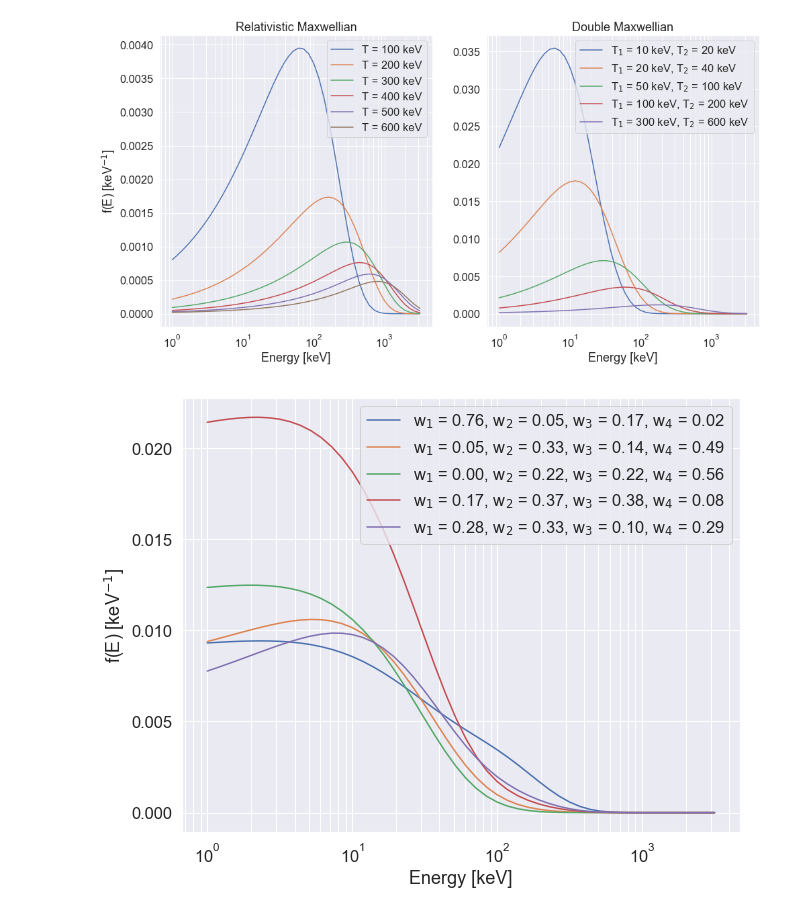
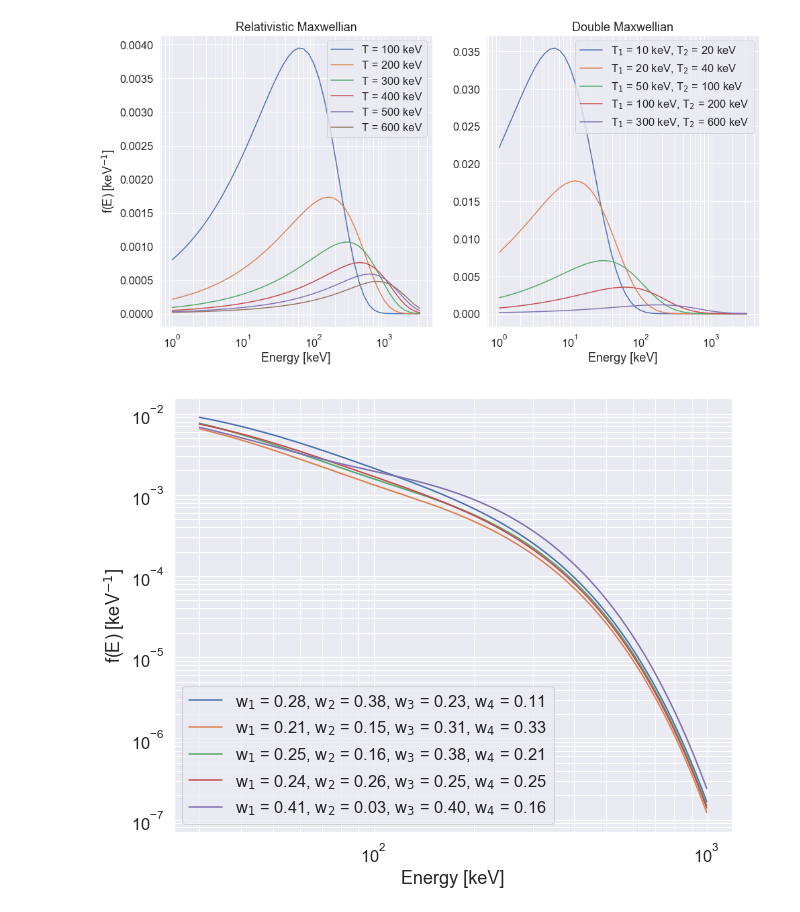
Before and after one commit to GrantBerland/Geant4_Atmospheric_EPP, a Jupyter notebook: analysis/sampling_checks.ipynb, the cells around one changed output. Cells and saved outputs as stored; diff of their text form; code cells hidden in the pictures.

```diff
--- a/analysis/sampling_checks.ipynb
+++ b/analysis/sampling_checks.ipynb
@@ -85,7 +87,7 @@ while i < Nsamples:
     Y = -T * np.log(np.random.rand());
 
     # Accept/reject algorithm
-    if np.random.rand() < f_relMaxwell(Y, T)/(c * g(Y, T)):
+    if np.random.rand() < f_relMaxwell(Y, T)/(c * f_exponential(Y, T)):
 
         # If loop entered, accept sample point
         samples[i] = Y;
@@ -127,22 +129,26 @@ plt.title('Double Maxwellian');
 # %% [output]
 [figure]
 # %%
+
+E = np.logspace(np.log10(30), 3., 500)
+
 Ts = 20;
 plt.figure(figsize=(10,8)); plt.grid(True, which='both');
 for i in range(0, 5):
 
     w = np.random.rand(4,1);
     w /= np.sum(w);
 
     plt.plot(E,
                 w[0] * f_relMaxwell(E, Ts*4) +
                 w[1] * f_doubleMaxwell(E, Ts, Ts*2) +
                 w[2] * f_exponential(E, Ts) +
                 w[3] * f_powerLaw(E, 1e0, 2),
              label='w$_1$ = %.2f, w$_2$ = %.2f, w$_3$ = %.2f, w$_4$ = %.2f' % (w[0], w[1], w[2], w[3]))
 plt.xscale('log');
+plt.yscale('log');
 plt.xlabel('Energy [keV]');
 plt.ylabel('f(E) [keV$^{-1}$]');
 plt.legend();
 # %% [output]
-[figure, old version]
+[figure, new version]
```
Also changed, not shown: parts of 6 cells of this notebook, 5 other files.
